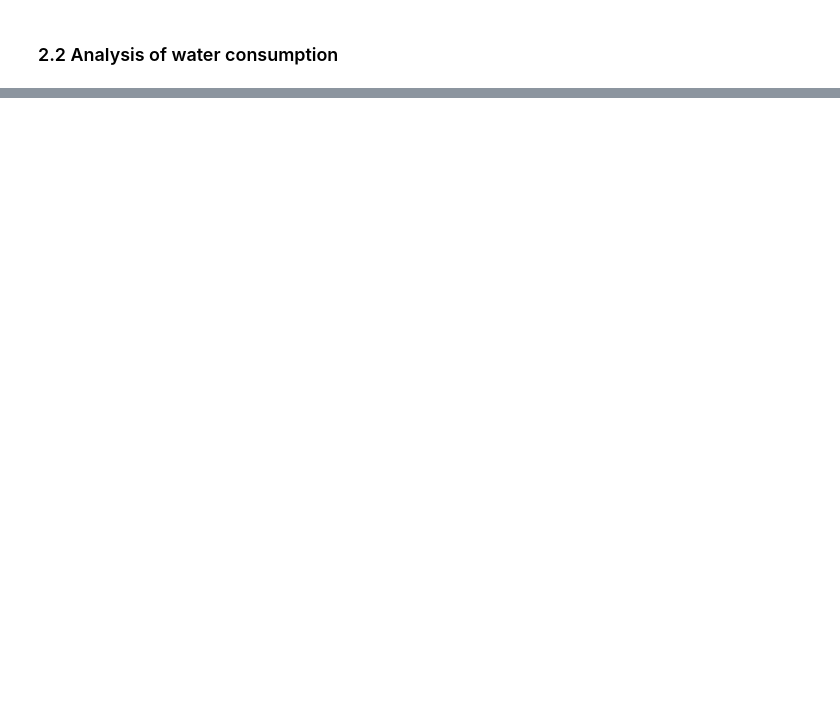
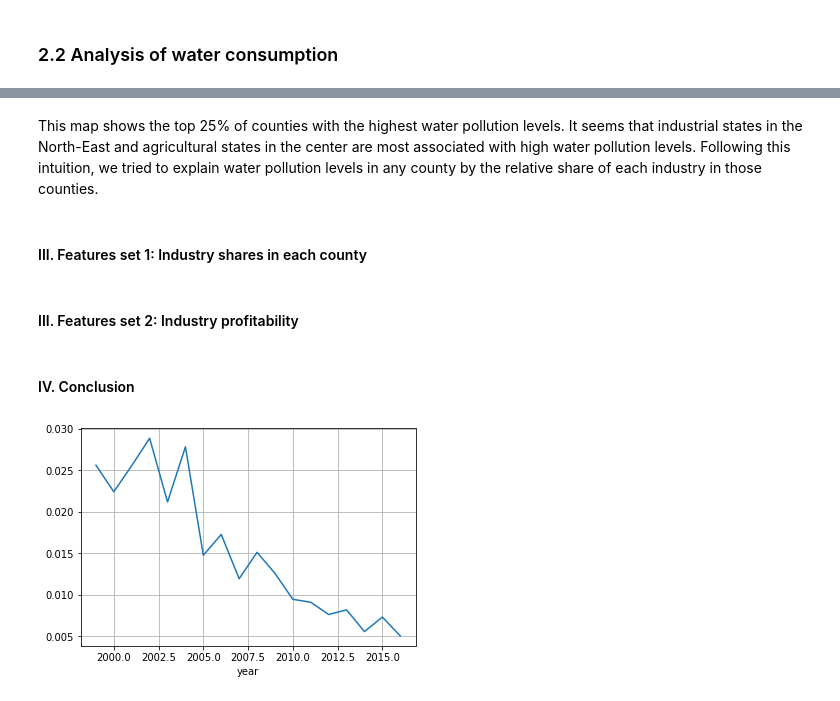
Before and after one commit to Arnaud15/Datathon, a Jupyter notebook: Report Team 9.ipynb, the cells around one changed output, grey strips where cells are left out. Saved outputs shown, nothing was run; the diff lists cells and outputs as text; code cells hidden in the pictures; blank space fills up the shorter version.

```diff
--- a/Report Team 9.ipynb
+++ b/Report Team 9.ipynb
@@ -38,0 +79,8 @@ The definition of a proper water pollution metric proved challenging. First, we
+# %%
+data_chemicals = data_chemicals[data_chemicals['year']==2010]
+data_chemicals = data_chemicals.set_index(data_chemicals['fips'])
+groups = data_chemicals.groupby("cws_name")[['greater_than_MCL', 'fips', "pop_served"]].mean()
+groups['greater_than_MCL'] *= data_chemicals.groupby("cws_name")['greater_than_MCL'].count()
+groups['index_with_weights'] = groups['greater_than_MCL']*groups['pop_served']
+groups['fips'] = groups['fips'].astype(int)
+chemicals_index = groups.groupby("fips")['index_with_weights'].sum() / groups.groupby("fips")['pop_served'].sum()
@@ -40,0 +147,6 @@ The definition of a proper water pollution metric proved challenging. First, we
+# %%
+data_chemicals['greater_than_MCL'] = (data_chemicals['contaminant_level'] == "Greater than MCL") * 1.
+groups = data_chemicals.groupby(["year", "pws_id"])['pop_served', 'greater_than_MCL'].mean()
+groups['greater_than_MCL'] *= data_chemicals.groupby(["year", "pws_id"])['greater_than_MCL'].count()
+groups['index_weight'] = groups['pop_served'] * groups['greater_than_MCL']
+final_groups = groups.groupby("year")['index_weight'].sum() / groups.groupby("year")['pop_served'].sum()
@@ -40,0 +180,13 @@ The definition of a proper water pollution metric proved challenging. First, we
+# %% [markdown]
+This map shows the top 25% of counties with the highest water pollution levels. It seems that industrial states in the North-East and agricultural states in the center are most associated with high water pollution levels. Following this intuition, we tried to explain water pollution levels in any county by the relative share of each industry in those counties.
+# %% [markdown]
+#### III. Features set 1: Industry shares in each county
+# %% [markdown]
+#### III. Features set 2: Industry profitability
+# %% [markdown]
+#### IV. Conclusion
+# %%
+final_groups.plot()
+plt.grid()
+# %% [output]
+[figure, added]
```
Also changed, not shown: parts of 28 cells of this notebook.
